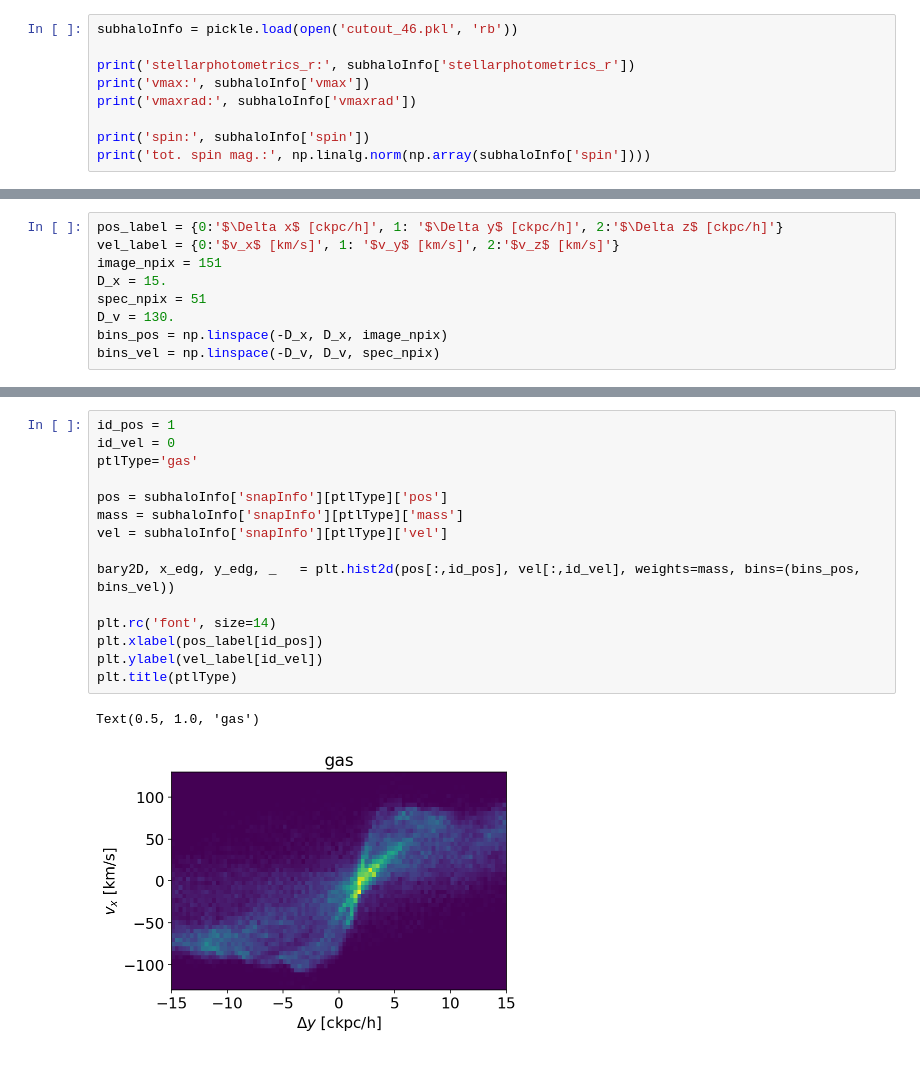
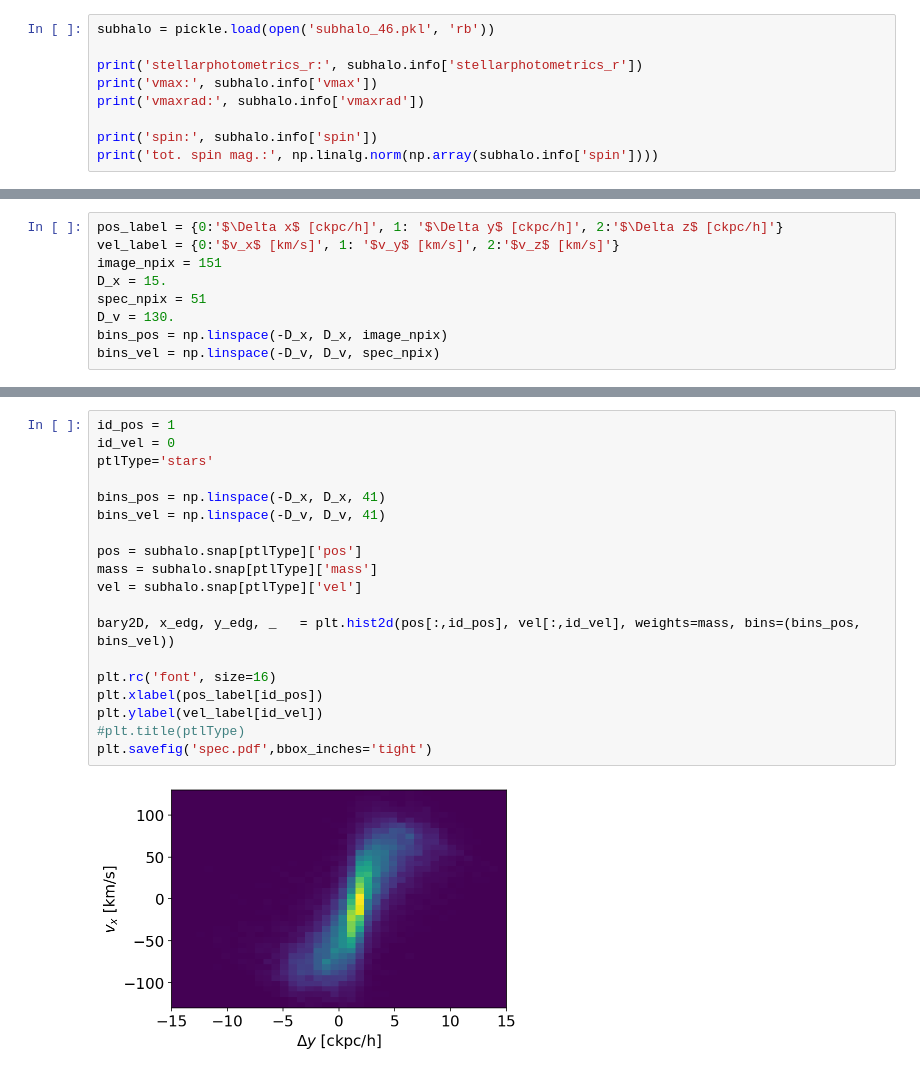
Before and after one commit to msmithUA/TNGcube, a Jupyter notebook: notebooks/[demo] queryTNG.ipynb, the cells around one changed output, grey strips where cells are left out. Cells and saved outputs as stored; diff of their text form.

```diff
--- a/notebooks/[demo] queryTNG.ipynb
+++ b/notebooks/[demo] queryTNG.ipynb
@@ -152,14 +140,14 @@ subhaloInfo['spin']
 # %% [markdown]
 # Plots
 # %%
-subhaloInfo = pickle.load(open('cutout_46.pkl', 'rb'))
+subhalo = pickle.load(open('subhalo_46.pkl', 'rb'))
 
-print('stellarphotometrics_r:', subhaloInfo['stellarphotometrics_r'])
-print('vmax:', subhaloInfo['vmax'])
-print('vmaxrad:', subhaloInfo['vmaxrad'])
+print('stellarphotometrics_r:', subhalo.info['stellarphotometrics_r'])
+print('vmax:', subhalo.info['vmax'])
+print('vmaxrad:', subhalo.info['vmaxrad'])
 
-print('spin:', subhaloInfo['spin'])
-print('tot. spin mag.:', np.linalg.norm(np.array(subhaloInfo['spin'])))
+print('spin:', subhalo.info['spin'])
+print('tot. spin mag.:', np.linalg.norm(np.array(subhalo.info['spin'])))
 # %% [output]
 stellarphotometrics_r: -19.0875
 vmax: 94.5006
@@ -198,18 +186,21 @@ plt.savefig('spiral.pdf',bbox_inches='tight')
 # %%
 id_pos = 1
 id_vel = 0
-ptlType='gas'
+ptlType='stars'
 
-pos = subhaloInfo['snapInfo'][ptlType]['pos']
-mass = subhaloInfo['snapInfo'][ptlType]['mass']
-vel = subhaloInfo['snapInfo'][ptlType]['vel']
+bins_pos = np.linspace(-D_x, D_x, 41)
+bins_vel = np.linspace(-D_v, D_v, 41)
+
+pos = subhalo.snap[ptlType]['pos']
+mass = subhalo.snap[ptlType]['mass']
+vel = subhalo.snap[ptlType]['vel']
 
 bary2D, x_edg, y_edg, _   = plt.hist2d(pos[:,id_pos], vel[:,id_vel], weights=mass, bins=(bins_pos, bins_vel))
 
-plt.rc('font', size=14)
+plt.rc('font', size=16)
 plt.xlabel(pos_label[id_pos])
 plt.ylabel(vel_label[id_vel])
-plt.title(ptlType)
+#plt.title(ptlType)
+plt.savefig('spec.pdf',bbox_inches='tight')
 # %% [output]
-Text(0.5, 1.0, 'gas')
-[figure, old version]
+[figure, new version]
```
Also changed, not shown: parts of 10 cells of this notebook, 5 other files.
